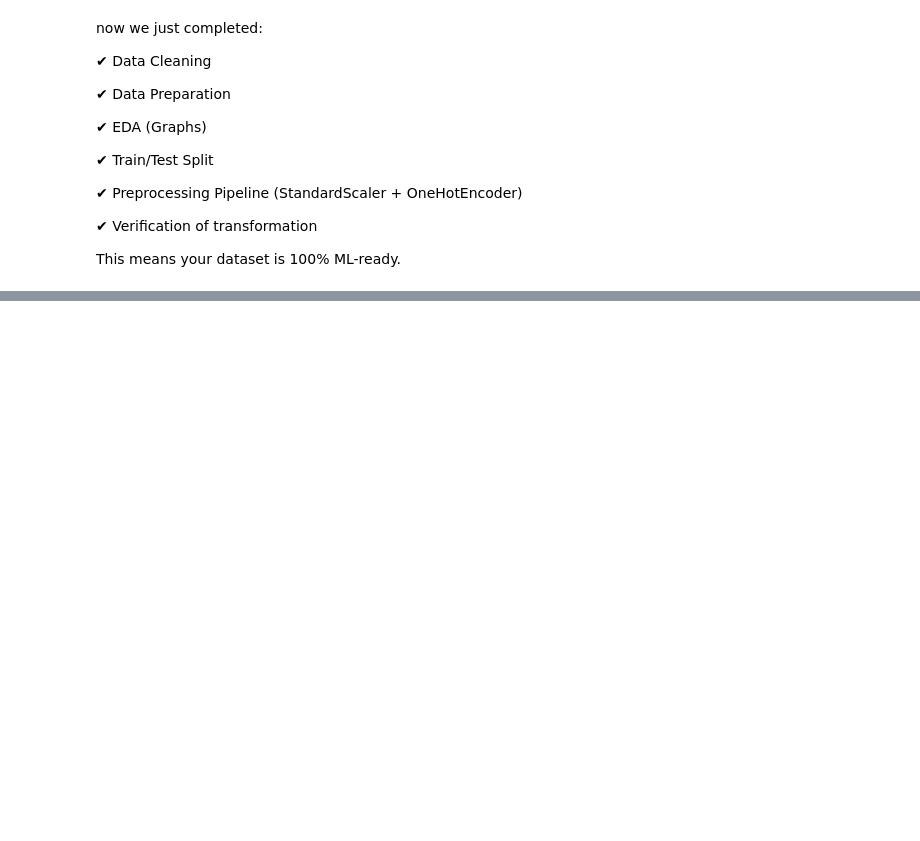
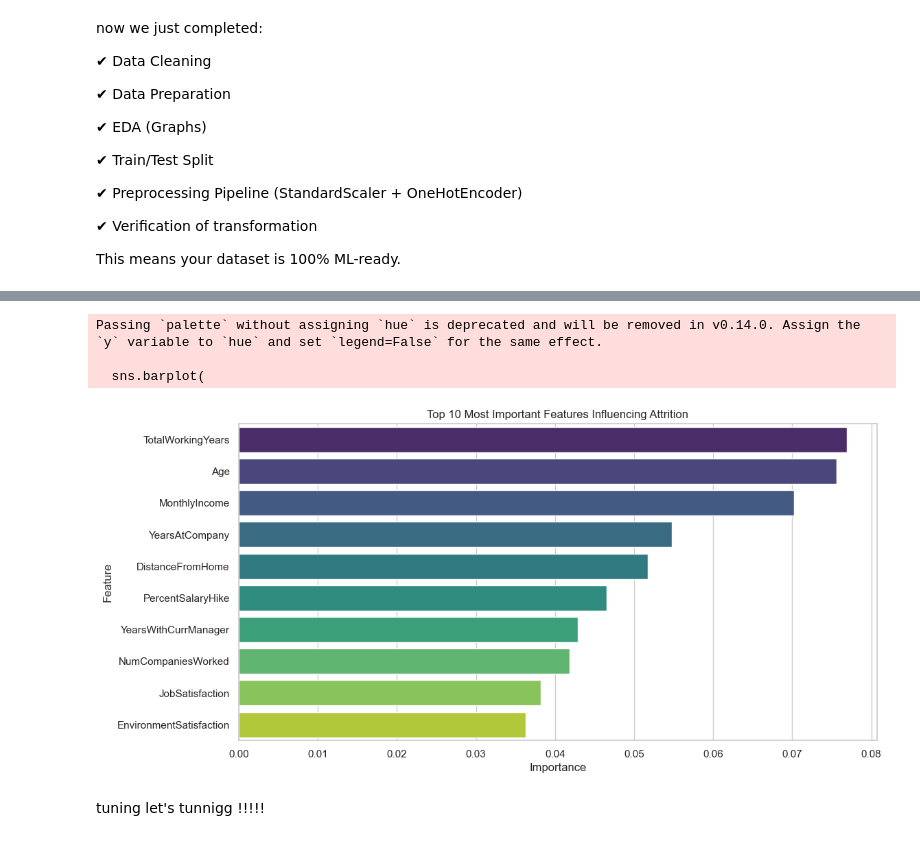
Before and after one commit to yanou16/ai_model, a Jupyter notebook: data_cleaning.ipynb, the cells around one changed output, grey strips where cells are left out. Drawn from its saved outputs; the diff is of its cells as text; code cells hidden in the pictures; blank space fills up the shorter version.

```diff
--- a/data_cleaning.ipynb
+++ b/data_cleaning.ipynb
@@ -422,0 +486,12 @@ now we just completed:
+# %%
+from sklearn.ensemble import RandomForestClassifier
+
+random_forest = Pipeline([
+    ("preprocess", preprocess),
+    ("clf", RandomForestClassifier(random_state=42))
+])
+
+random_forest.fit(X_train, y_train)
+
+print("\n📌 Random Forest Results:")
+evaluate_model(random_forest, X_test, y_test)
@@ -422,0 +587,19 @@ now we just completed:
+# %%
+# Get the trained RandomForestClassifier inside the pipeline
+rf_model = random_forest.named_steps["clf"]
+
+# Get OneHotEncoder from the preprocessing pipeline
+ohe = random_forest.named_steps["preprocess"].named_transformers_["cat"]
+
+# Get encoded categorical feature names
+ohe_features = ohe.get_feature_names_out(cat_cols)
+
+# Combine numeric + encoded categorical names
+feature_names = list(num_cols) + list(ohe_features)
+# %%
+importances = rf_model.feature_importances_
+
+feature_importance_df = pd.DataFrame({
+    "Feature": feature_names,
+    "Importance": importances
+}).sort_values(by="Importance", ascending=False)
@@ -422,0 +620,18 @@ now we just completed:
+# %%
+plt.figure(figsize=(12,6))
+sns.barplot(
+    x=feature_importance_df["Importance"].head(10),
+    y=feature_importance_df["Feature"].head(10),
+    palette="viridis"
+)
+plt.title("Top 10 Most Important Features Influencing Attrition")
+plt.xlabel("Importance")
+plt.ylabel("Feature")
+plt.show()
+# %% [output]
+Passing `palette` without assigning `hue` is deprecated and will be removed in v0.14.0. Assign the `y` variable to `hue` and set `legend=False` for the same effect.
+
+  sns.barplot(
+[figure, added]
+# %% [markdown]
+tuning let's tunnigg !!!!!
```
Also changed, not shown: parts of 16 cells of this notebook.
